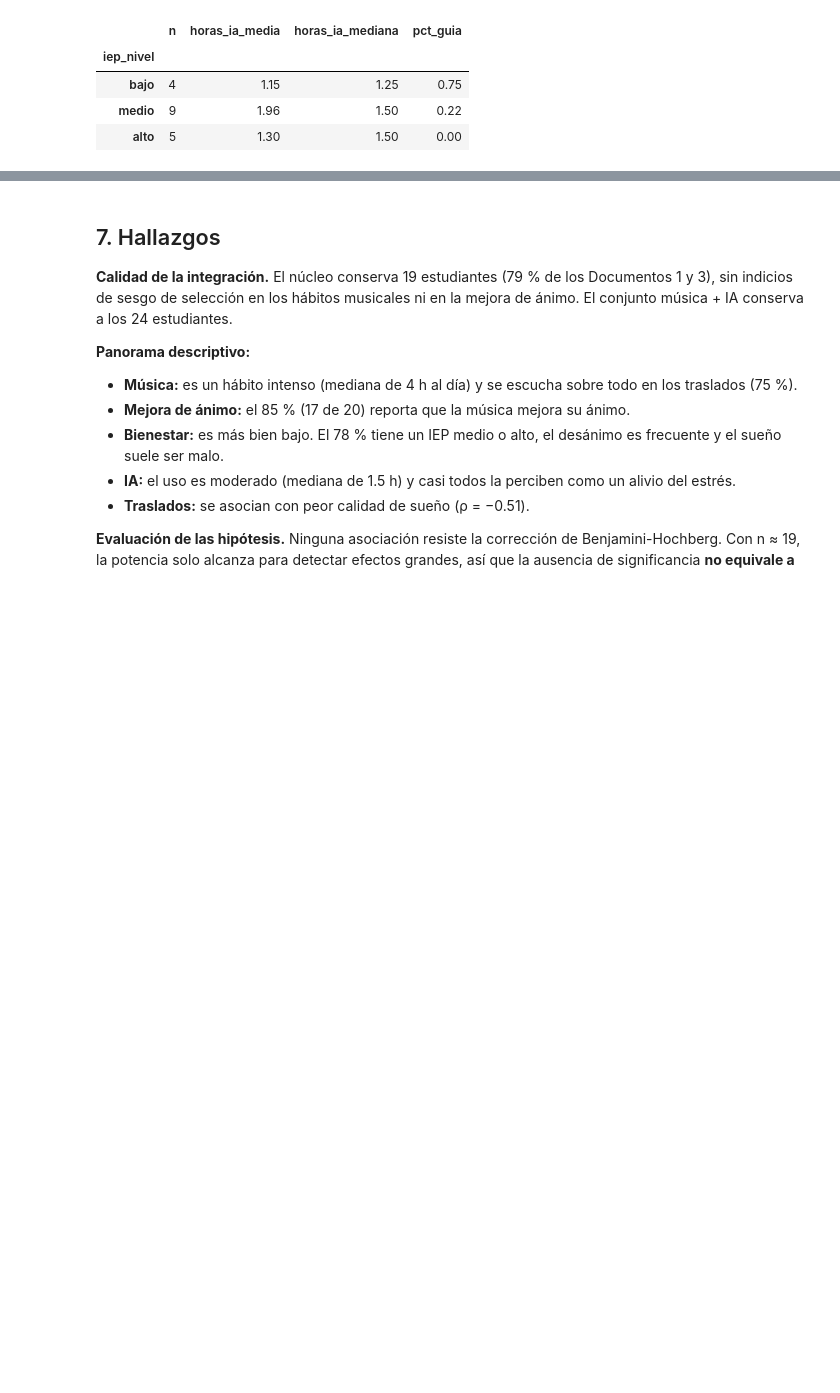
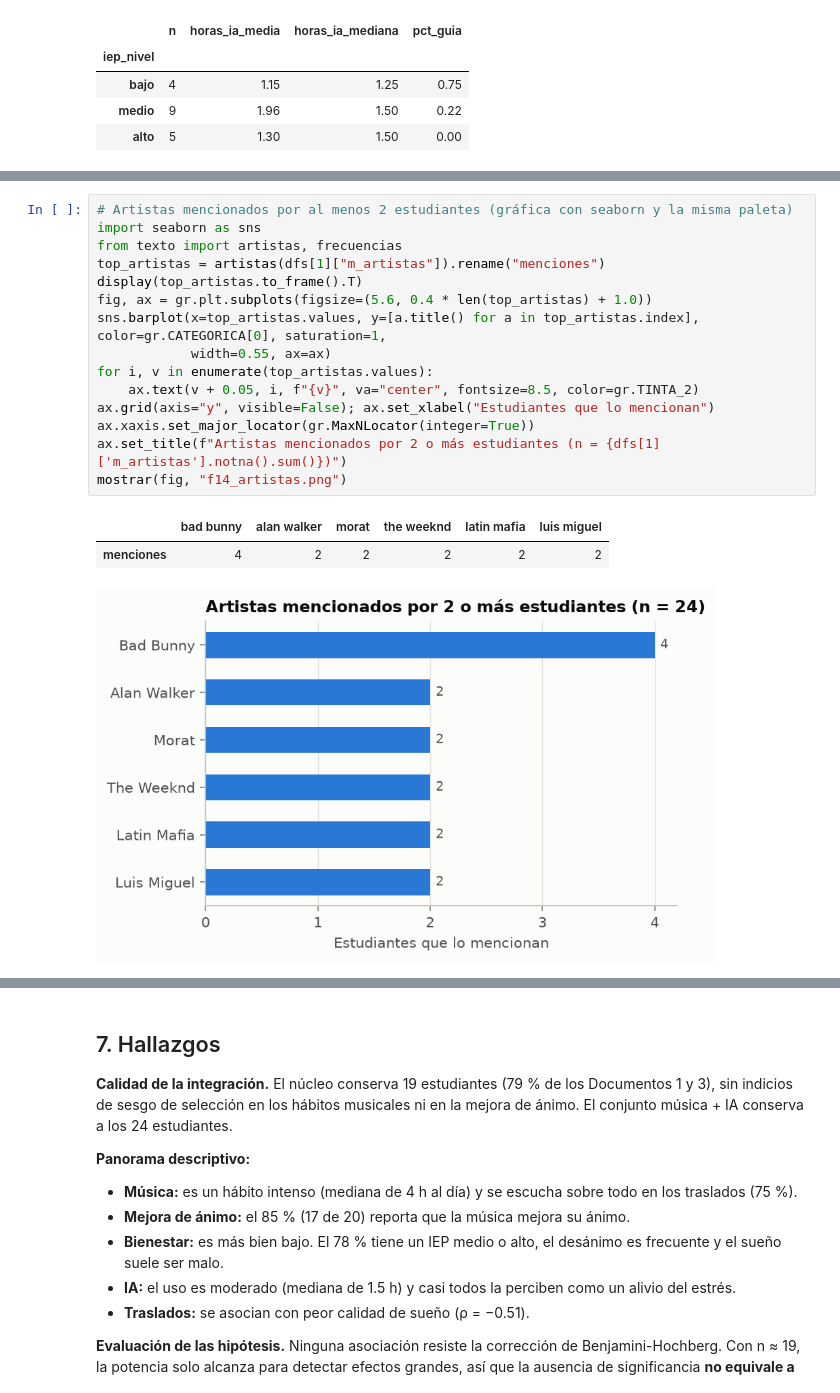
Before and after one commit to 422085764-sys/Datos-Formularios, a Jupyter notebook: notebooks/02_eda.ipynb, the cells around one changed output, grey strips where cells are left out. Saved outputs shown, nothing was run; the diff lists cells and outputs as text; blank space fills up the shorter version.

```diff
--- a/notebooks/02_eda.ipynb
+++ b/notebooks/02_eda.ipynb
@@ -460,0 +467,19 @@ display(k5.reindex(["bajo", "medio", "alto"]).round(2))
+# %%
+# Artistas mencionados por al menos 2 estudiantes (gráfica con seaborn y la misma paleta)
+import seaborn as sns
+from texto import artistas, frecuencias
+top_artistas = artistas(dfs[1]["m_artistas"]).rename("menciones")
+display(top_artistas.to_frame().T)
+fig, ax = gr.plt.subplots(figsize=(5.6, 0.4 * len(top_artistas) + 1.0))
+sns.barplot(x=top_artistas.values, y=[a.title() for a in top_artistas.index], color=gr.CATEGORICA[0], saturation=1,
+            width=0.55, ax=ax)
+for i, v in enumerate(top_artistas.values):
+    ax.text(v + 0.05, i, f"{v}", va="center", fontsize=8.5, color=gr.TINTA_2)
+ax.grid(axis="y", visible=False); ax.set_xlabel("Estudiantes que lo mencionan")
+ax.xaxis.set_major_locator(gr.MaxNLocator(integer=True))
+ax.set_title(f"Artistas mencionados por 2 o más estudiantes (n = {dfs[1]['m_artistas'].notna().sum()})")
+mostrar(fig, "f14_artistas.png")
+# %% [output]
+|  | bad bunny | alan walker | morat | the weeknd | latin mafia | luis miguel |
+| menciones | 4 | 2 | 2 | 2 | 2 | 2 |
+[figure, added]
```
Also changed, not shown: parts of 4 cells of this notebook, 15 other files.
